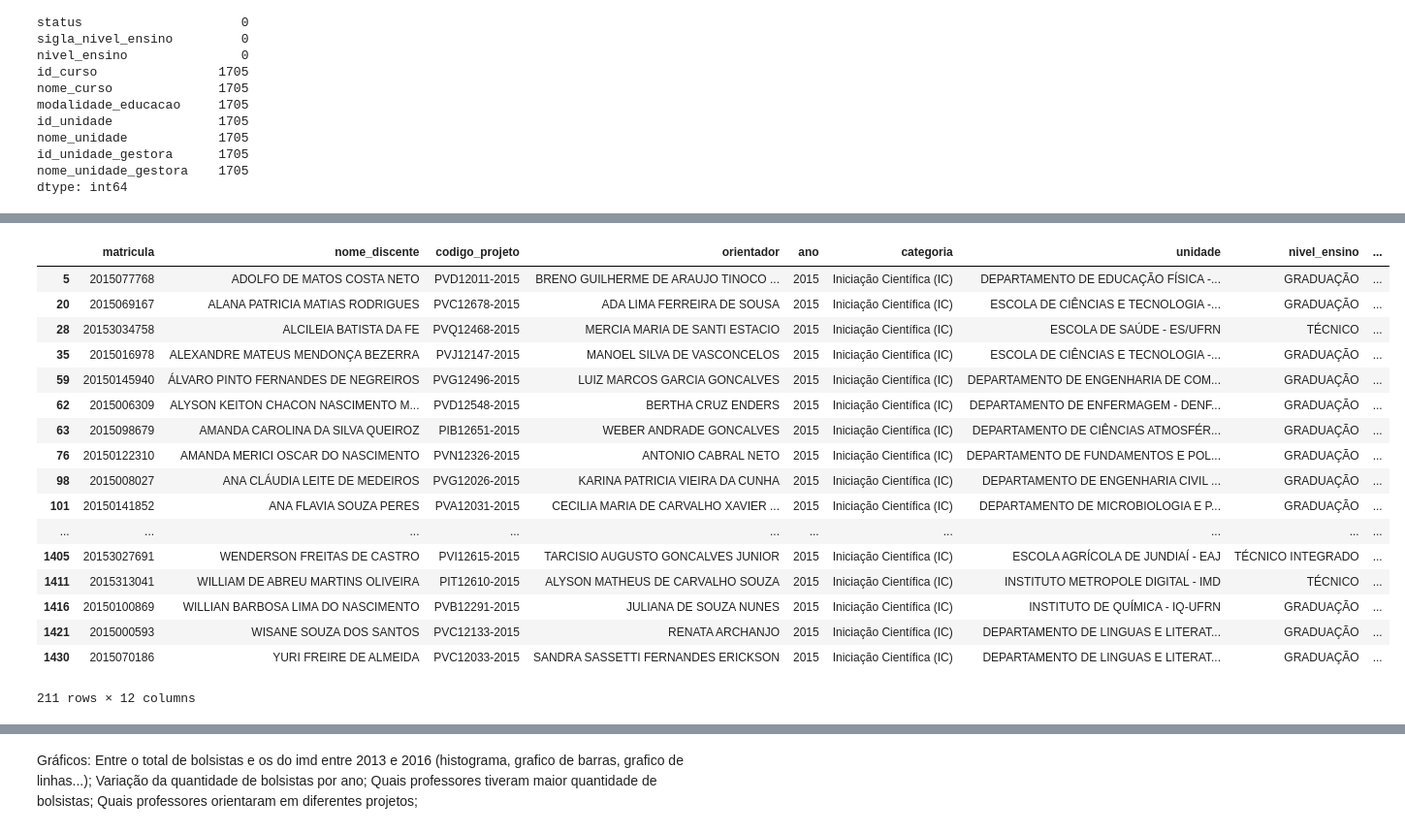
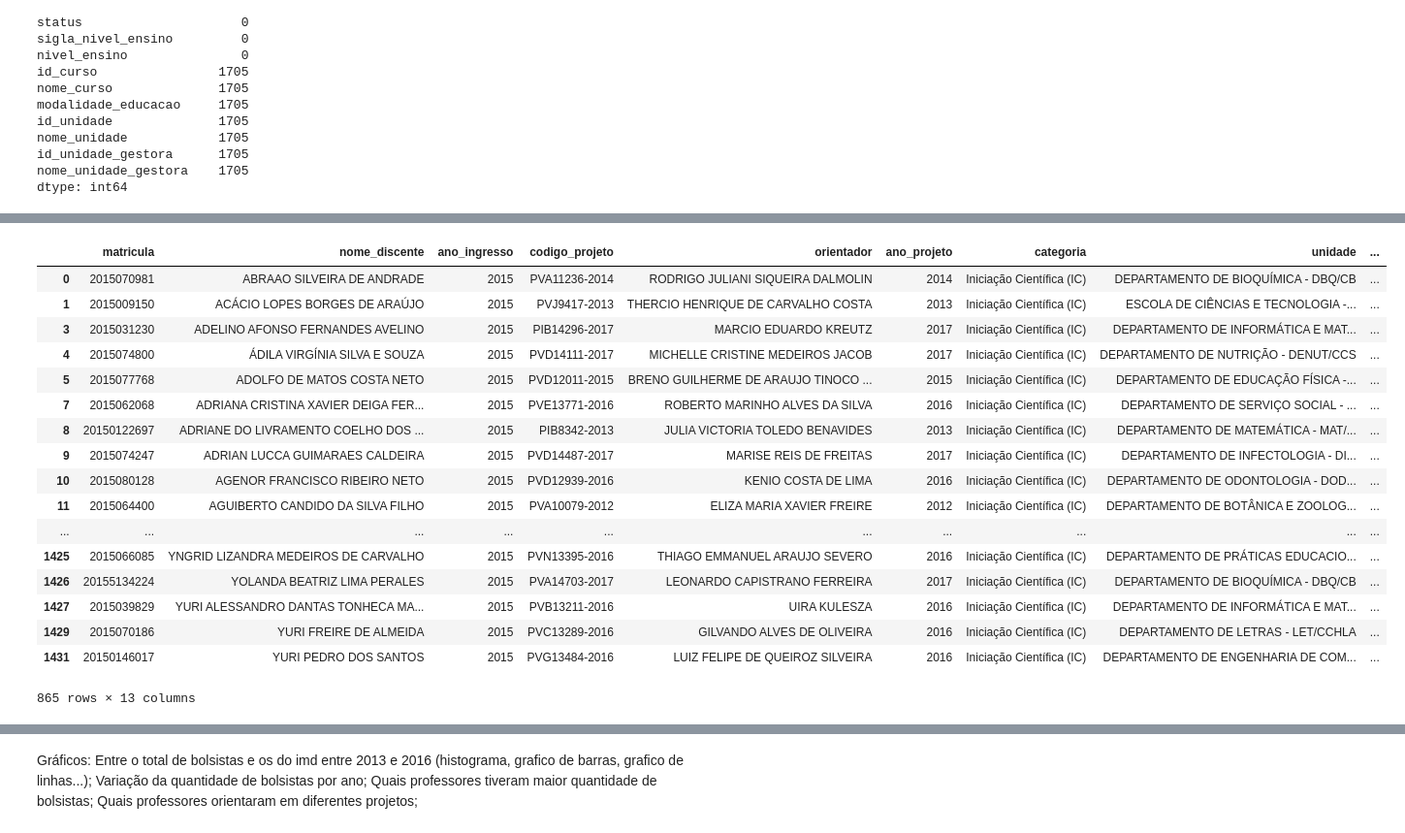
Before and after one commit to patysayonara/PROB_TRABALHO, a Jupyter notebook: Trabalho.ipynb, the cells around one changed output, grey strips where cells are left out. Shown at 97% size. Saved outputs shown, nothing was run; the diff lists cells and outputs as text; code cells hidden in the pictures.

```diff
--- a/Trabalho.ipynb
+++ b/Trabalho.ipynb
@@ -30,6 +30,7 @@ bolsistas
 26712 rows × 21 columns
 # %%
 bolsistas.rename(columns={'status':'status_projeto'}, inplace=True)
+bolsistas.rename(columns={'ano': 'ano_projeto'}, inplace=True)
 # %%
 bolsistas
 # %% [output]
@@ -508,26 +512,25 @@ bolsistas_discentes2014
 # %%
-colunas = ["matricula", "nome_discente", "codigo_projeto", "orientador", "ano", "categoria", "unidade", "nivel_ensino", "status", "nome_curso", "nome_unidade", "nome_unidade_gestora"]
+colunas = ["matricula", "nome_discente", "ano_ingresso", "codigo_projeto", "orientador", "ano_projeto", "categoria", "unidade", "nivel_ensino", "status", "nome_curso", "nome_unidade", "nome_unidade_gestora"]
 merge_bolsistas_discentes2015 = pd.merge(bolsistas, discentes2015, on='matricula')[colunas]
-bolsistas_discentes2015 = merge_bolsistas_discentes2015[merge_bolsistas_discentes2015.ano == 2015]
-bolsistas_discentes2015 = bolsistas_discentes2015[~bolsistas_discentes2015.nome_discente.duplicated()]
+bolsistas_discentes2015 = merge_bolsistas_discentes2015[~merge_bolsistas_discentes2015.matricula.duplicated()]
 bolsistas_discentes2015
 # %% [output]
-|  | matricula | nome_discente | codigo_projeto | orientador | ano | categoria | unidade | nivel_ensino | ... |
-| 5 | 2015077768 | ADOLFO DE MATOS COSTA NETO | PVD12011-2015 | BRENO GUILHERME DE ARAUJO TINOCO ... | 2015 | Iniciação Científica (IC) | DEPARTAMENTO DE EDUCAÇÃO FÍSICA -... | GRADUAÇÃO | ... |
-| 20 | 2015069167 | ALANA PATRICIA MATIAS RODRIGUES | PVC12678-2015 | ADA LIMA FERREIRA DE SOUSA | 2015 | Iniciação Científica (IC) | ESCOLA DE CIÊNCIAS E TECNOLOGIA -... | GRADUAÇÃO | ... |
-| 28 | 20153034758 | ALCILEIA BATISTA DA FE | PVQ12468-2015 | MERCIA MARIA DE SANTI ESTACIO | 2015 | Iniciação Científica (IC) | ESCOLA DE SAÚDE - ES/UFRN | TÉCNICO | ... |
-| 35 | 2015016978 | ALEXANDRE MATEUS MENDONÇA BEZERRA | PVJ12147-2015 | MANOEL SILVA DE VASCONCELOS | 2015 | Iniciação Científica (IC) | ESCOLA DE CIÊNCIAS E TECNOLOGIA -... | GRADUAÇÃO | ... |
-| 59 | 20150145940 | ÁLVARO PINTO FERNANDES DE NEGREIROS | PVG12496-2015 | LUIZ MARCOS GARCIA GONCALVES | 2015 | Iniciação Científica (IC) | DEPARTAMENTO DE ENGENHARIA DE COM... | GRADUAÇÃO | ... |
-| 62 | 2015006309 | ALYSON KEITON CHACON NASCIMENTO M... | PVD12548-2015 | BERTHA CRUZ ENDERS | 2015 | Iniciação Científica (IC) | DEPARTAMENTO DE ENFERMAGEM - DENF... | GRADUAÇÃO | ... |
-| 63 | 2015098679 | AMANDA CAROLINA DA SILVA QUEIROZ | PIB12651-2015 | WEBER ANDRADE GONCALVES | 2015 | Iniciação Científica (IC) | DEPARTAMENTO DE CIÊNCIAS ATMOSFÉR... | GRADUAÇÃO | ... |
-| 76 | 20150122310 | AMANDA MERICI OSCAR DO NASCIMENTO | PVN12326-2015 | ANTONIO CABRAL NETO | 2015 | Iniciação Científica (IC) | DEPARTAMENTO DE FUNDAMENTOS E POL... | GRADUAÇÃO | ... |
-| 98 | 2015008027 | ANA CLÁUDIA LEITE DE MEDEIROS | PVG12026-2015 | KARINA PATRICIA VIEIRA DA CUNHA | 2015 | Iniciação Científica (IC) | DEPARTAMENTO DE ENGENHARIA CIVIL ... | GRADUAÇÃO | ... |
-| 101 | 20150141852 | ANA FLAVIA SOUZA PERES | PVA12031-2015 | CECILIA MARIA DE CARVALHO XAVIER ... | 2015 | Iniciação Científica (IC) | DEPARTAMENTO DE MICROBIOLOGIA E P... | GRADUAÇÃO | ... |
+|  | matricula | nome_discente | ano_ingresso | codigo_projeto | orientador | ano_projeto | categoria | unidade | ... |
+| 0 | 2015070981 | ABRAAO SILVEIRA DE ANDRADE | 2015 | PVA11236-2014 | RODRIGO JULIANI SIQUEIRA DALMOLIN | 2014 | Iniciação Científica (IC) | DEPARTAMENTO DE BIOQUÍMICA - DBQ/CB | ... |
+| 1 | 2015009150 | ACÁCIO LOPES BORGES DE ARAÚJO | 2015 | PVJ9417-2013 | THERCIO HENRIQUE DE CARVALHO COSTA | 2013 | Iniciação Científica (IC) | ESCOLA DE CIÊNCIAS E TECNOLOGIA -... | ... |
+| 3 | 2015031230 | ADELINO AFONSO FERNANDES AVELINO | 2015 | PIB14296-2017 | MARCIO EDUARDO KREUTZ | 2017 | Iniciação Científica (IC) | DEPARTAMENTO DE INFORMÁTICA E MAT... | ... |
+| 4 | 2015074800 | ÁDILA VIRGÍNIA SILVA E SOUZA | 2015 | PVD14111-2017 | MICHELLE CRISTINE MEDEIROS JACOB | 2017 | Iniciação Científica (IC) | DEPARTAMENTO DE NUTRIÇÃO - DENUT/CCS | ... |
+| 5 | 2015077768 | ADOLFO DE MATOS COSTA NETO | 2015 | PVD12011-2015 | BRENO GUILHERME DE ARAUJO TINOCO ... | 2015 | Iniciação Científica (IC) | DEPARTAMENTO DE EDUCAÇÃO FÍSICA -... | ... |
+| 7 | 2015062068 | ADRIANA CRISTINA XAVIER DEIGA FER... | 2015 | PVE13771-2016 | ROBERTO MARINHO ALVES DA SILVA | 2016 | Iniciação Científica (IC) | DEPARTAMENTO DE SERVIÇO SOCIAL - ... | ... |
+| 8 | 20150122697 | ADRIANE DO LIVRAMENTO COELHO DOS ... | 2015 | PIB8342-2013 | JULIA VICTORIA TOLEDO BENAVIDES | 2013 | Iniciação Científica (IC) | DEPARTAMENTO DE MATEMÁTICA - MAT/... | ... |
+| 9 | 2015074247 | ADRIAN LUCCA GUIMARAES CALDEIRA | 2015 | PVD14487-2017 | MARISE REIS DE FREITAS | 2017 | Iniciação Científica (IC) | DEPARTAMENTO DE INFECTOLOGIA - DI... | ... |
+| 10 | 2015080128 | AGENOR FRANCISCO RIBEIRO NETO | 2015 | PVD12939-2016 | KENIO COSTA DE LIMA | 2016 | Iniciação Científica (IC) | DEPARTAMENTO DE ODONTOLOGIA - DOD... | ... |
+| 11 | 2015064400 | AGUIBERTO CANDIDO DA SILVA FILHO | 2015 | PVA10079-2012 | ELIZA MARIA XAVIER FREIRE | 2012 | Iniciação Científica (IC) | DEPARTAMENTO DE BOTÂNICA E ZOOLOG... | ... |
 | ... | ... | ... | ... | ... | ... | ... | ... | ... | ... |
-| 1405 | 20153027691 | WENDERSON FREITAS DE CASTRO | PVI12615-2015 | TARCISIO AUGUSTO GONCALVES JUNIOR | 2015 | Iniciação Científica (IC) | ESCOLA AGRÍCOLA DE JUNDIAÍ - EAJ | TÉCNICO INTEGRADO | ... |
-| 1411 | 2015313041 | WILLIAM DE ABREU MARTINS OLIVEIRA | PIT12610-2015 | ALYSON MATHEUS DE CARVALHO SOUZA | 2015 | Iniciação Científica (IC) | INSTITUTO METROPOLE DIGITAL - IMD | TÉCNICO | ... |
-| 1416 | 20150100869 | WILLIAN BARBOSA LIMA DO NASCIMENTO | PVB12291-2015 | JULIANA DE SOUZA NUNES | 2015 | Iniciação Científica (IC) | INSTITUTO DE QUÍMICA - IQ-UFRN | GRADUAÇÃO | ... |
-| 1421 | 2015000593 | WISANE SOUZA DOS SANTOS | PVC12133-2015 | RENATA ARCHANJO | 2015 | Iniciação Científica (IC) | DEPARTAMENTO DE LINGUAS E LITERAT... | GRADUAÇÃO | ... |
-| 1430 | 2015070186 | YURI FREIRE DE ALMEIDA | PVC12033-2015 | SANDRA SASSETTI FERNANDES ERICKSON | 2015 | Iniciação Científica (IC) | DEPARTAMENTO DE LINGUAS E LITERAT... | GRADUAÇÃO | ... |
+| 1425 | 2015066085 | YNGRID LIZANDRA MEDEIROS DE CARVALHO | 2015 | PVN13395-2016 | THIAGO EMMANUEL ARAUJO SEVERO | 2016 | Iniciação Científica (IC) | DEPARTAMENTO DE PRÁTICAS EDUCACIO... | ... |
+| 1426 | 20155134224 | YOLANDA BEATRIZ LIMA PERALES | 2015 | PVA14703-2017 | LEONARDO CAPISTRANO FERREIRA | 2017 | Iniciação Científica (IC) | DEPARTAMENTO DE BIOQUÍMICA - DBQ/CB | ... |
+| 1427 | 2015039829 | YURI ALESSANDRO DANTAS TONHECA MA... | 2015 | PVB13211-2016 | UIRA KULESZA | 2016 | Iniciação Científica (IC) | DEPARTAMENTO DE INFORMÁTICA E MAT... | ... |
+| 1429 | 2015070186 | YURI FREIRE DE ALMEIDA | 2015 | PVC13289-2016 | GILVANDO ALVES DE OLIVEIRA | 2016 | Iniciação Científica (IC) | DEPARTAMENTO DE LETRAS - LET/CCHLA | ... |
+| 1431 | 20150146017 | YURI PEDRO DOS SANTOS | 2015 | PVG13484-2016 | LUIZ FELIPE DE QUEIROZ SILVEIRA | 2016 | Iniciação Científica (IC) | DEPARTAMENTO DE ENGENHARIA DE COM... | ... |
-211 rows × 12 columns
+865 rows × 13 columns
 # %%
```
Also changed, not shown: parts of 22 cells of this notebook.
